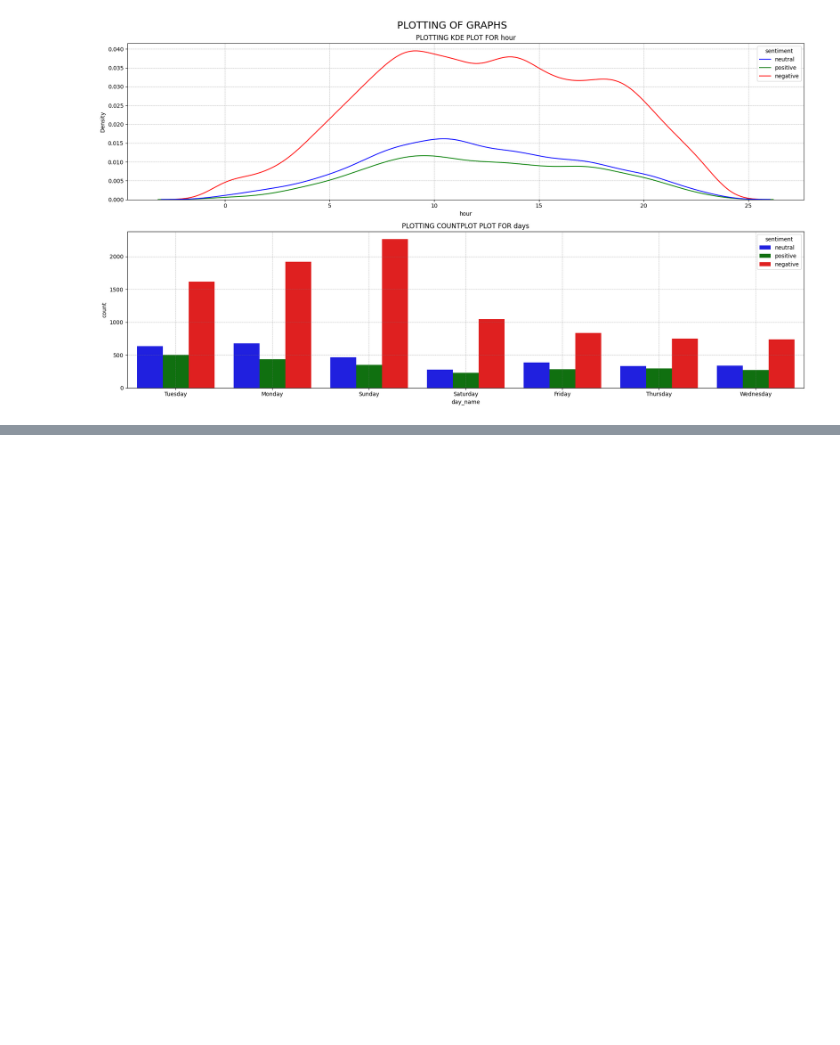
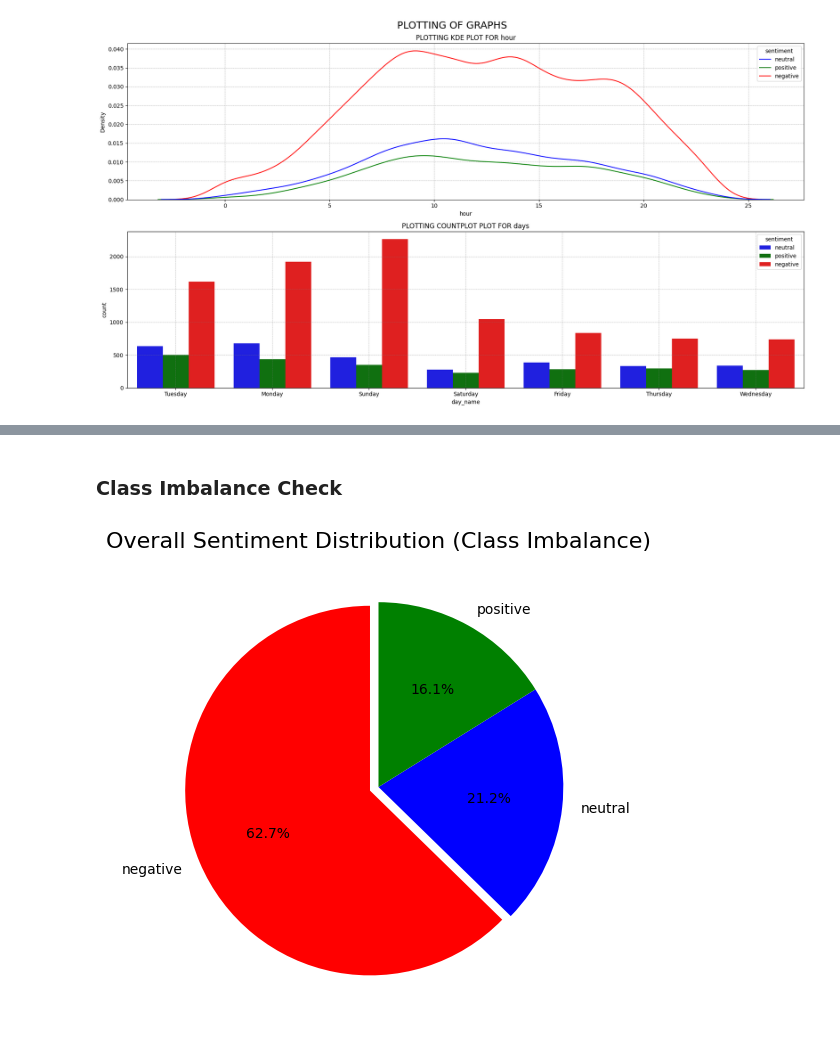
Before and after one commit to Ashura369/PROJECTS, a Jupyter notebook: sentiment_analysis_social_media_brand_management/EDA.ipynb, the cells around one changed output, grey strips where cells are left out. Cells and saved outputs as stored; diff of their text form; code cells hidden in the pictures; blank space fills up the shorter version.

```diff
--- a/sentiment_analysis_social_media_brand_management/EDA.ipynb
+++ b/sentiment_analysis_social_media_brand_management/EDA.ipynb
@@ -247,0 +328,17 @@ data['day_name'].value_counts().plot()
+# %% [markdown]
+### Class Imbalance Check
+# %%
+plt.figure(figsize=(8, 6))
+
+data['sentiment'].value_counts().plot(
+    kind='pie',
+    autopct='%1.1f%%',   # Shows the percentage on the chart
+    colors=['red', 'blue', 'green'],
+    explode=[0.05, 0, 0], # Pops out the first (negative) slice slightly for emphasis
+    startangle=90
+)
+plt.title('Overall Sentiment Distribution (Class Imbalance)', fontsize=16)
+plt.ylabel('') # Removes the default y-axis label to make it look cleaner
+plt.show()
+# %% [output]
+[figure, added]
```
Also changed, not shown: parts of 20 cells of this notebook.
